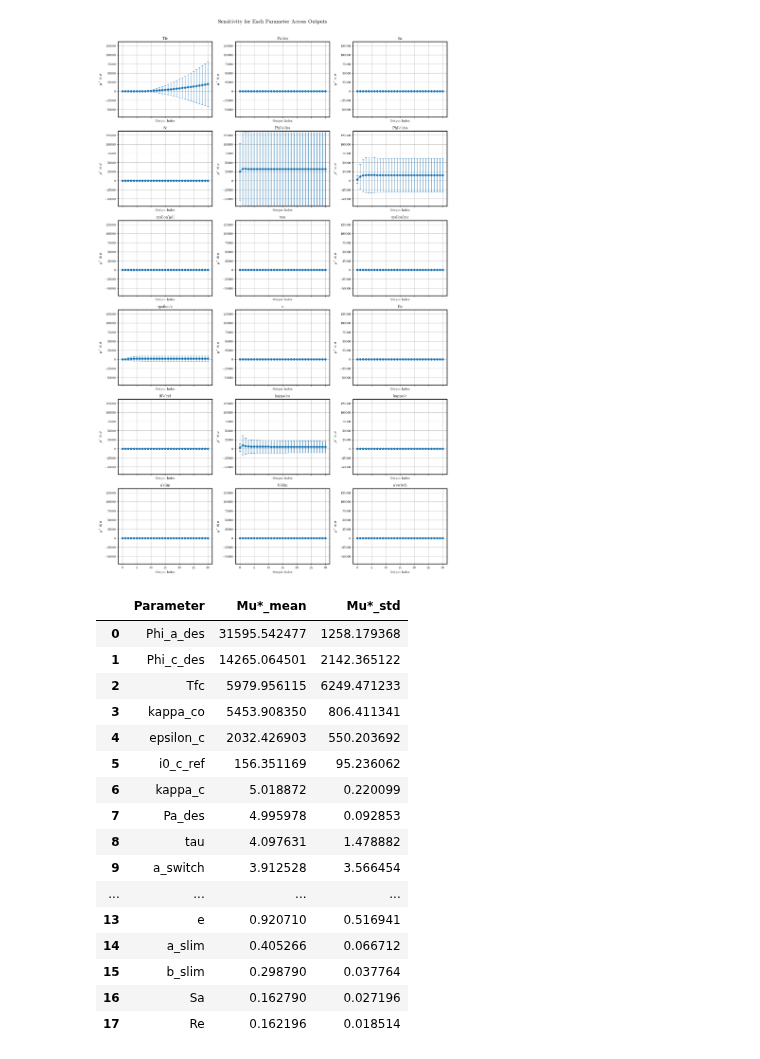
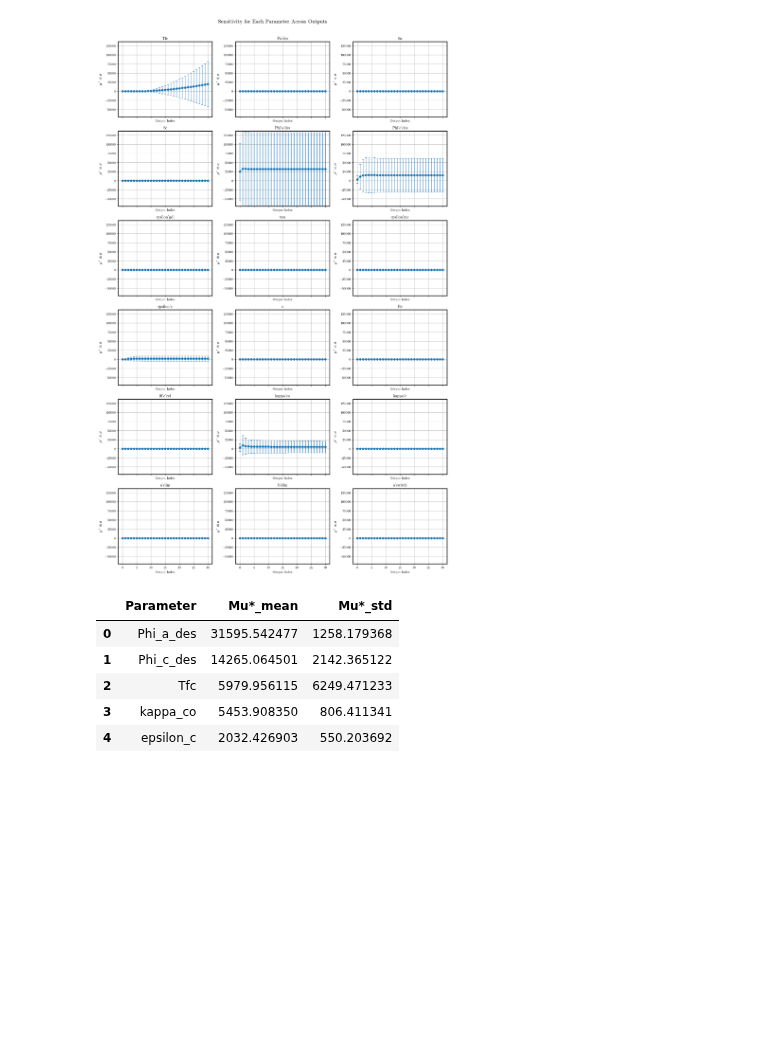
Before and after one commit to DejvisT/Sensitivity-Analysis-and-Surrogate-Modeling-of-PEM-Fuel-Cells, a Jupyter notebook: notebooks/02_sensitivity_analysis.ipynb, the cells around one changed output. Saved outputs shown, nothing was run; the diff lists cells and outputs as text; code cells hidden in the pictures; blank space fills up the shorter version.

```diff
--- a/notebooks/02_sensitivity_analysis.ipynb
+++ b/notebooks/02_sensitivity_analysis.ipynb
@@ -24,7 +27,9 @@ dependent_parameters = [{'parameter_name': 'Pc_des',
                          'dependent_param': 'Pa_des'}]
 df = apply_dependent_parameters(df, dependent_parameters)
 # %%
-#df = get_polarisation_curve_samples(sampled_parameters=df.to_dict(orient='records'), fixed_parameters=build_fixed_parameters(), save_path="../data/raw/N10_levels4_seed42.pkl", save_every=10)
-df = get_polarisation_curve_samples(sampled_parameters=df[0:1].to_dict(orient='records'), fixed_parameters=build_fixed_parameters(), save_path=None, save_every=10)
+saved_data_file = True
+save_filepath = "../data/raw/N10_levels4_seed42.pkl"
+if saved_data_file:
+    data = pd.read_pickle(save_filepath)
+else:
+    df = get_polarisation_curve_samples(sampled_parameters=df.to_dict(orient='records'), fixed_parameters=build_fixed_parameters(), save_path=save_filepath, save_every=10)
-# %%
-data = pd.read_pickle('../data/raw/N10_levels4_seed42.pkl')
@@ -39,22 +46,11 @@ plot_morris_grid(morris_all, params=problem['names'], same_axis=True)
 # %% [output]
 [figure]
 # %%
-summarize_morris_results(morris_all, problem)
+summarize_morris_results(morris_all, problem).head()
 # %% [output]
 |  | Parameter | Mu*_mean | Mu*_std |
 | 0 | Phi_a_des | 31595.542477 | 1258.179368 |
 | 1 | Phi_c_des | 14265.064501 | 2142.365122 |
 | 2 | Tfc | 5979.956115 | 6249.471233 |
 | 3 | kappa_co | 5453.908350 | 806.411341 |
 | 4 | epsilon_c | 2032.426903 | 550.203692 |
-| 5 | i0_c_ref | 156.351169 | 95.236062 |
-| 6 | kappa_c | 5.018872 | 0.220099 |
-| 7 | Pa_des | 4.995978 | 0.092853 |
-| 8 | tau | 4.097631 | 1.478882 |
-| 9 | a_switch | 3.912528 | 3.566454 |
-| ... | ... | ... | ... |
-| 13 | e | 0.920710 | 0.516941 |
-| 14 | a_slim | 0.405266 | 0.066712 |
-| 15 | b_slim | 0.298790 | 0.037764 |
-| 16 | Sa | 0.162790 | 0.027196 |
-| 17 | Re | 0.162196 | 0.018514 |
```
Also changed, not shown: parts of 16 cells of this notebook.
